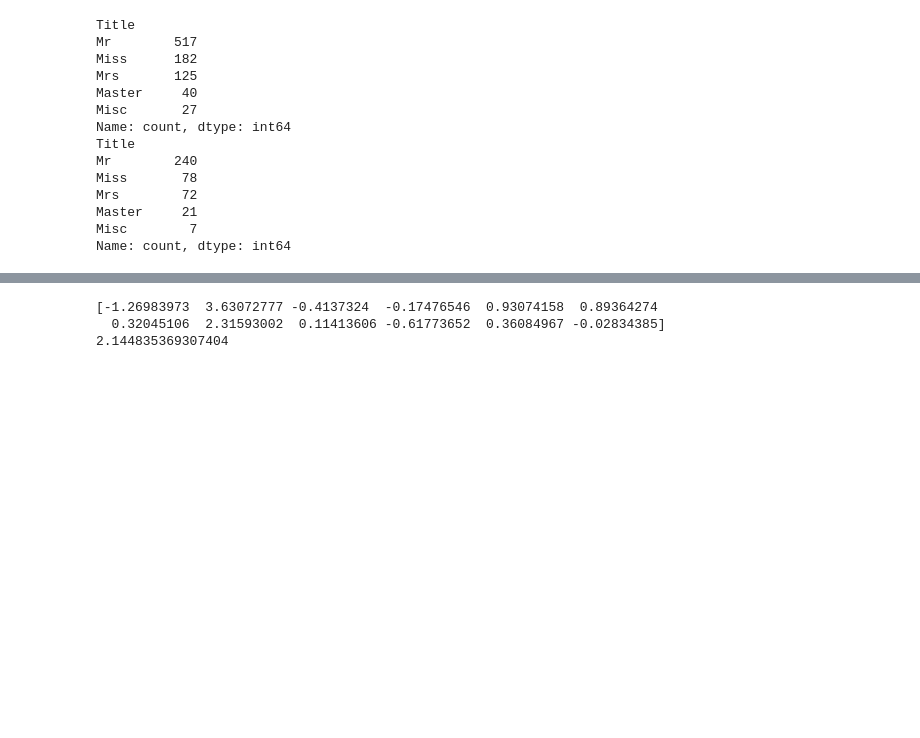
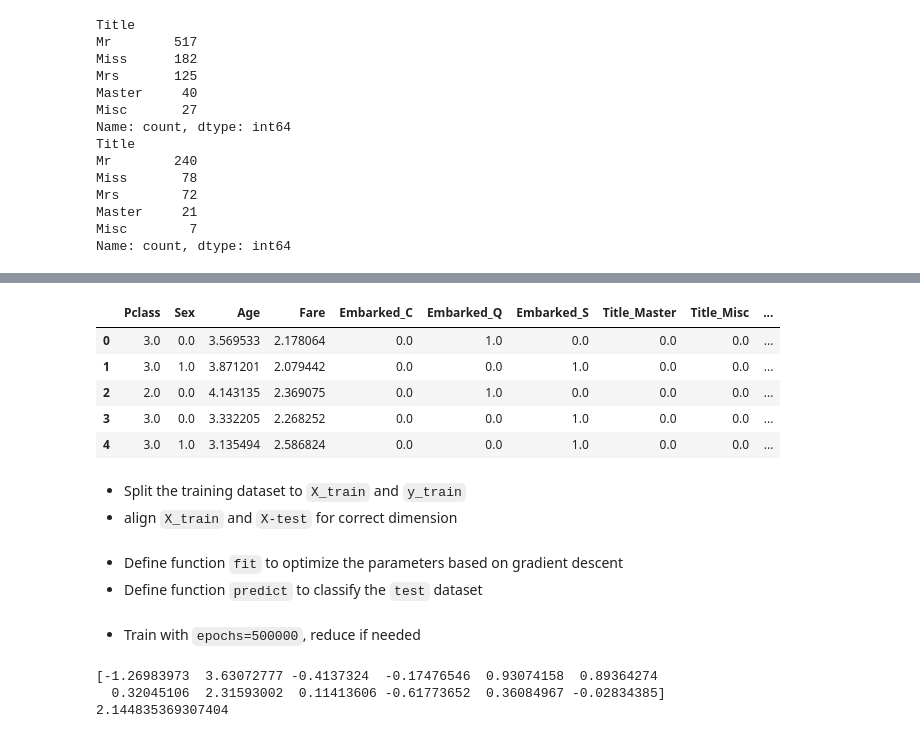
Before and after one commit to phuongwhuynh/NLP_Lab, a Jupyter notebook: Lab67/hw2/HEX2_Lab6_2252654.ipynb, the cells around one changed output, grey strips where cells are left out. Saved outputs shown, nothing was run; the diff lists cells and outputs as text; code cells hidden in the pictures; blank space fills up the shorter version.

```diff
--- a/Lab67/hw2/HEX2_Lab6_2252654.ipynb
+++ b/Lab67/hw2/HEX2_Lab6_2252654.ipynb
@@ -94 +139,13 @@ test[numeric_cols] = np.log1p(test[numeric_cols])
+# %%
+test.head()
+# %% [output]
+|  | Pclass | Sex | Age | Fare | Embarked_C | Embarked_Q | Embarked_S | Title_Master | Title_Misc | ... |
+| 0 | 3.0 | 0.0 | 3.569533 | 2.178064 | 0.0 | 1.0 | 0.0 | 0.0 | 0.0 | ... |
+| 1 | 3.0 | 1.0 | 3.871201 | 2.079442 | 0.0 | 0.0 | 1.0 | 0.0 | 0.0 | ... |
+| 2 | 2.0 | 0.0 | 4.143135 | 2.369075 | 0.0 | 1.0 | 0.0 | 0.0 | 0.0 | ... |
+| 3 | 3.0 | 0.0 | 3.332205 | 2.268252 | 0.0 | 0.0 | 1.0 | 0.0 | 0.0 | ... |
+| 4 | 3.0 | 1.0 | 3.135494 | 2.586824 | 0.0 | 0.0 | 1.0 | 0.0 | 0.0 | ... |
+# %% [markdown]
+- Split the training dataset to `X_train` and `y_train`
+- align `X_train` and `X-test` for correct dimension
 # %%
@@ -103,6 +157,9 @@ X_train, X_test = X_train.align(test, join='left', axis=1, fill_value=0)
 X_train = X_train.values
 y_train = y_train.values
 X_test = X_test.values
+# %% [markdown]
+- Define function `fit` to optimize the parameters based on gradient descent
+- Define function `predict` to classify the `test` dataset
 # %%
 def sigmoid(z):
     return 1 / (1 + np.exp(-z))
@@ -124,6 +181,8 @@ def predict(X,weights,bias):
     linear_model = np.dot(X, weights) + bias
     predictions = sigmoid(linear_model)
     return (predictions >= 0.5).astype(int)
+# %% [markdown]
+- Train with `epochs=500000`, reduce if needed
 # %%
 weights,bias=fit(X_train,y_train,epochs=500000)
 print(weights)
```
Also changed, not shown: parts of 12 cells of this notebook, 2 other files.
